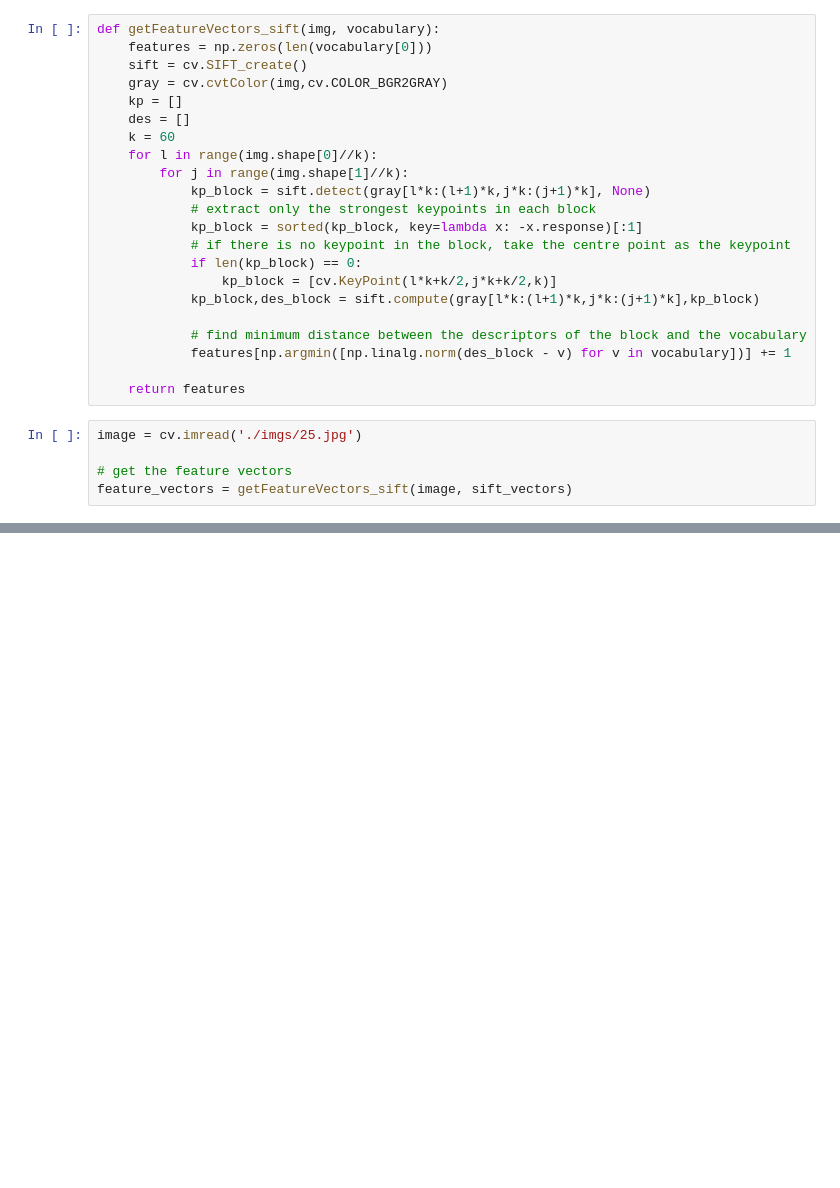
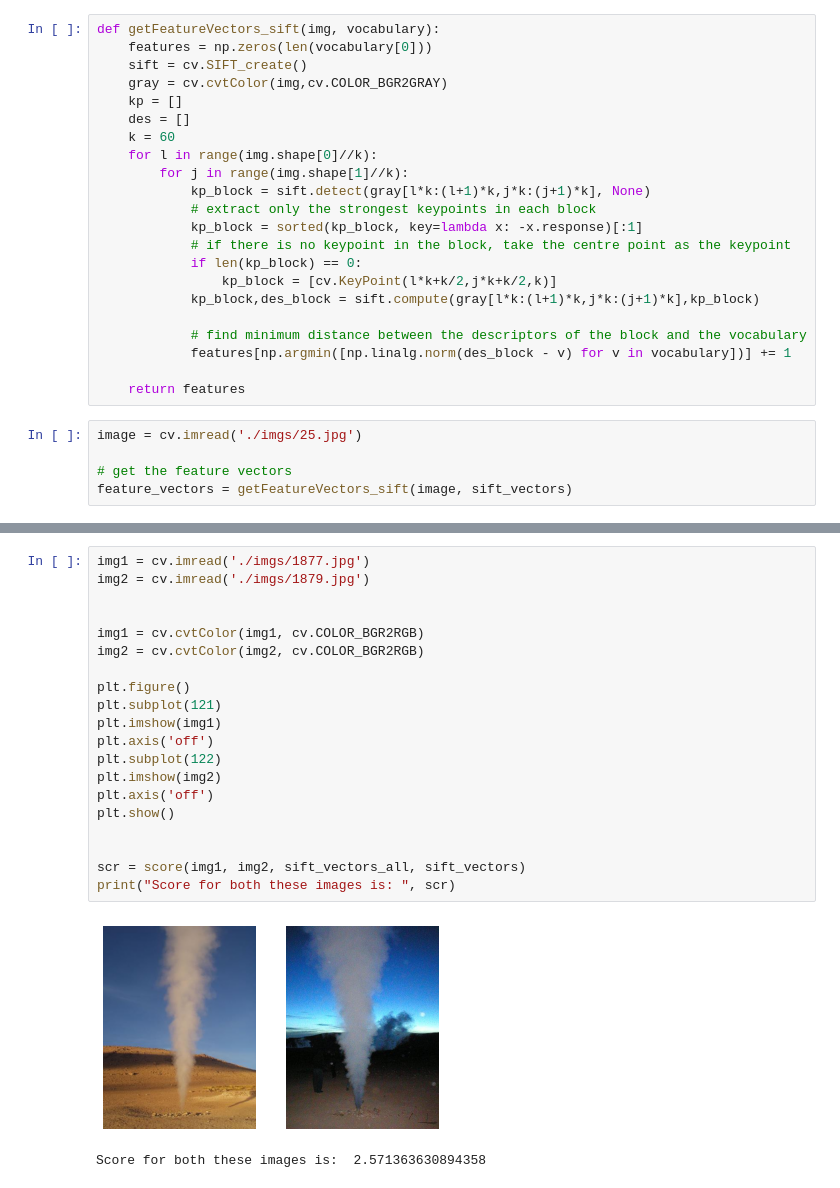
Before and after one commit to sreenya24/SMAI-project-M22, a Jupyter notebook: sift_keyvectors.ipynb, the cells around one changed output, grey strips where cells are left out. Saved outputs shown, nothing was run; the diff lists cells and outputs as text; blank space fills up the shorter version.

```diff
--- a/sift_keyvectors.ipynb
+++ b/sift_keyvectors.ipynb
@@ -78,0 +147,23 @@ feature_vectors = getFeatureVectors_sift(image, sift_vectors)
+# %%
+img1 = cv.imread('./imgs/1877.jpg')
+img2 = cv.imread('./imgs/1879.jpg')
+
+
+img1 = cv.cvtColor(img1, cv.COLOR_BGR2RGB)
+img2 = cv.cvtColor(img2, cv.COLOR_BGR2RGB)
+
+plt.figure()
+plt.subplot(121)
+plt.imshow(img1)
+plt.axis('off')
+plt.subplot(122)
+plt.imshow(img2)
+plt.axis('off')
+plt.show()
+
+
+scr = score(img1, img2, sift_vectors_all, sift_vectors)
+print("Score for both these images is: ", scr)
+# %% [output]
+[figure, added]
+Score for both these images is:  2.571363630894358
```
Also changed, not shown: parts of 13 cells of this notebook.
